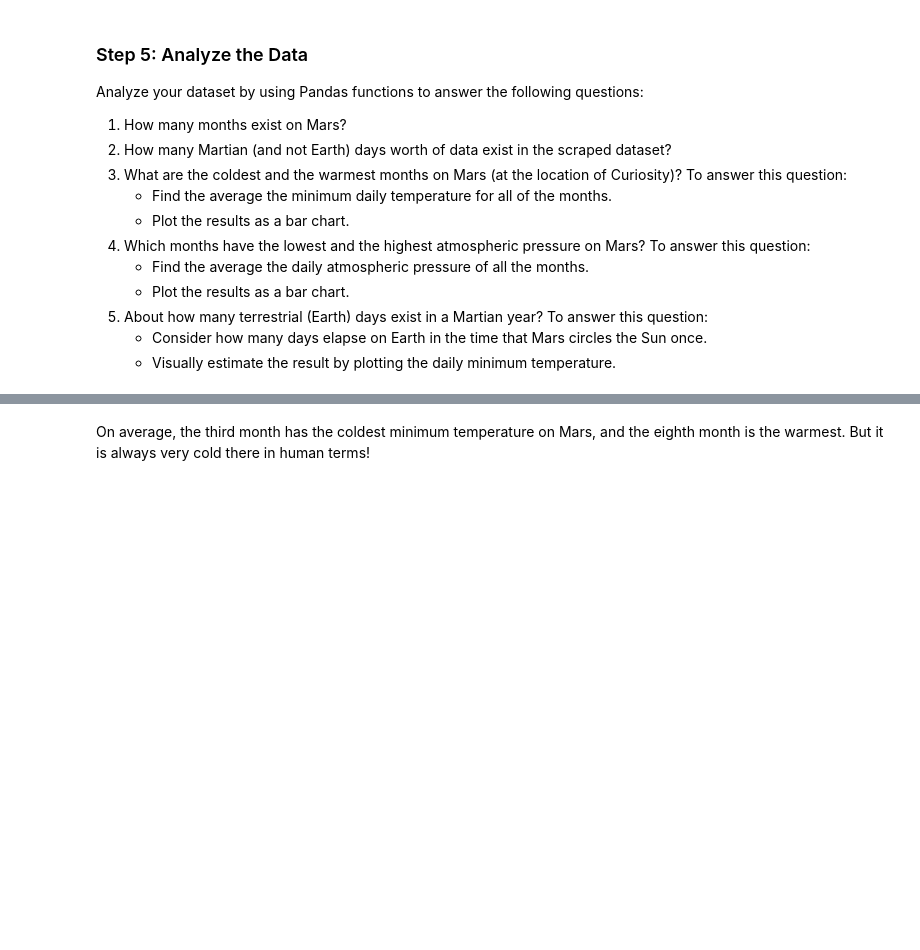
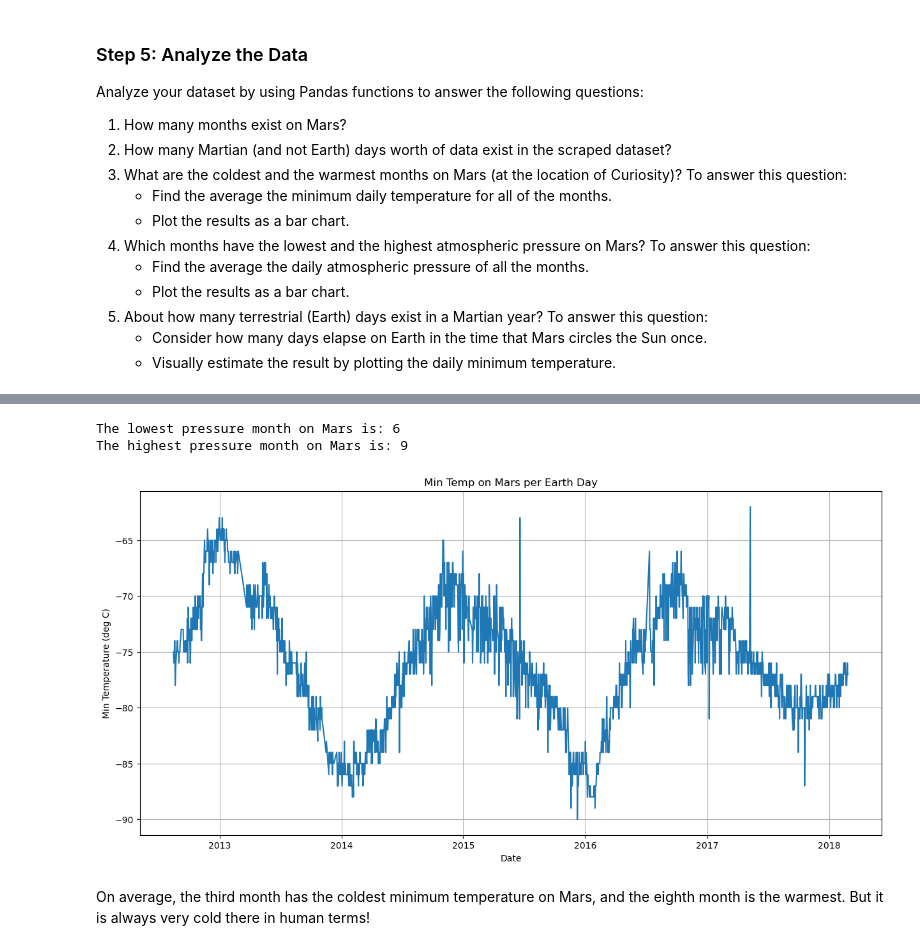
Before and after one commit to tvaughn905/Module-11-Challenge, a Jupyter notebook: Starter_Code/part_2_mars_weather.ipynb, the cells around one changed output, grey strips where cells are left out. Drawn from its saved outputs; the diff is of its cells as text; code cells hidden in the pictures; blank space fills up the shorter version.

```diff
--- a/Starter_Code/part_2_mars_weather.ipynb
+++ b/Starter_Code/part_2_mars_weather.ipynb
@@ -318,3 +230,23 @@ sorted_sol.plot(x='sol', y='min_temp', xlabel = 'Number of terrestrial days', yl
+# %%
+# Identify the highest and lowest pressure months in Curiosity's location
+
+print (f"The lowest pressure month on Mars is: {mars_month_pressure['pressure'].idxmin()}")
+
+print (f"The highest pressure month on Mars is: {mars_month_pressure['pressure'].idxmax()}")
+# %% [output]
+The lowest pressure month on Mars is: 6
+The highest pressure month on Mars is: 9
+# %%
+# 5. How many terrestrial (earth) days are there in a Martian year?
+fig, ax = plt.subplots(figsize=[15,7])
+ax = plt.plot(mars_weather_df.terrestrial_date,mars_weather_df.min_temp)
+plt.grid(visible=True, which='both')
+plt.xlabel('Date')
+plt.ylabel('Min Temperature (deg C)')
+plt.title('Min Temp on Mars per Earth Day')
+plt.show()
+# %% [output]
+[figure, added]
 # %% [markdown]
 On average, the third month has the coldest minimum temperature on Mars, and the eighth month is the warmest. But it is always very cold there in human terms!
 # %% [markdown]
```
Also changed, not shown: parts of 22 cells of this notebook.
